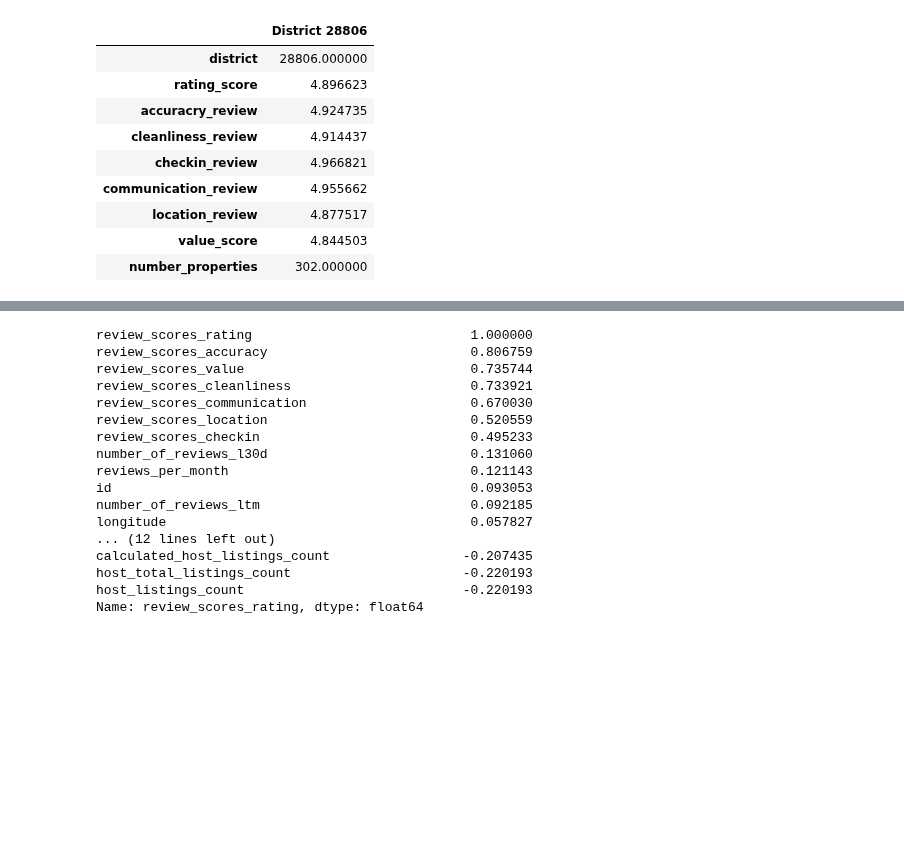
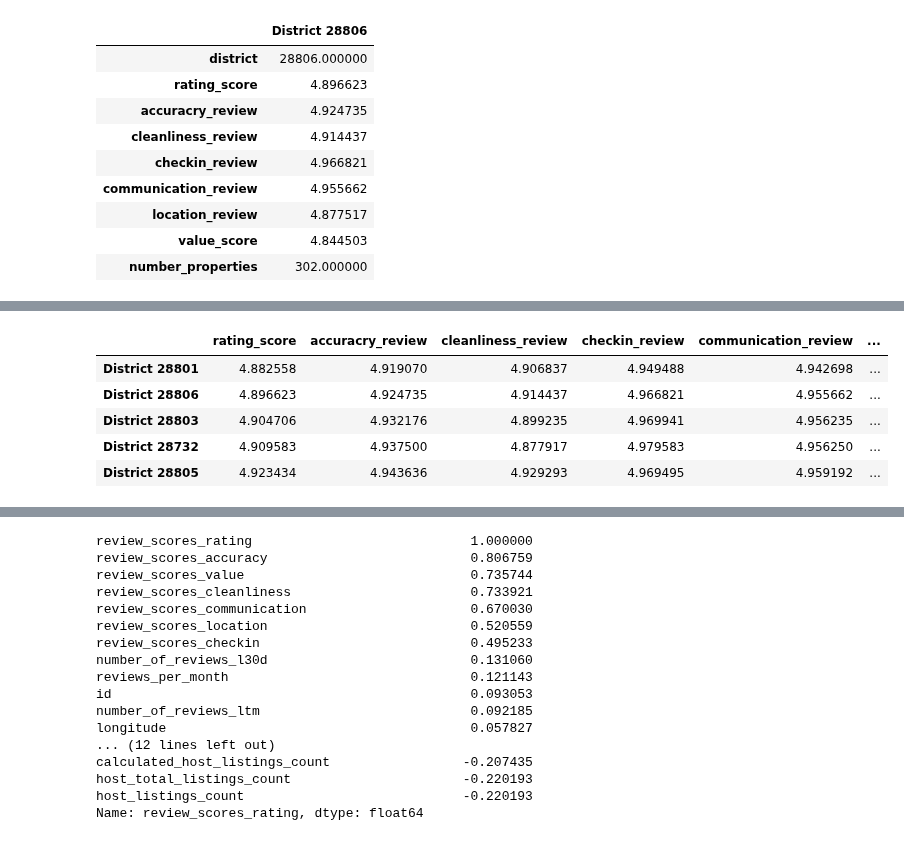
Before and after one commit to JonathanBrown003/Airbnb-A-Closer-Look-Nashville-Asheville, a Jupyter notebook: Analysis_Tu.ipynb, the cells around one changed output, grey strips where cells are left out. Saved outputs shown, nothing was run; the diff lists cells and outputs as text; code cells hidden in the pictures; blank space fills up the shorter version.

```diff
--- a/Analysis_Tu.ipynb
+++ b/Analysis_Tu.ipynb
@@ -1238,0 +1231,10 @@ asheville_df.describe()
+# %%
+top_5_ashe_df = stat_ashe_per_district_df.tail()
+top_5_ashe_df
+# %% [output]
+|  | rating_score | accuracry_review | cleanliness_review | checkin_review | communication_review | ... |
+| District 28801 | 4.882558 | 4.919070 | 4.906837 | 4.949488 | 4.942698 | ... |
+| District 28806 | 4.896623 | 4.924735 | 4.914437 | 4.966821 | 4.955662 | ... |
+| District 28803 | 4.904706 | 4.932176 | 4.899235 | 4.969941 | 4.956235 | ... |
+| District 28732 | 4.909583 | 4.937500 | 4.877917 | 4.979583 | 4.956250 | ... |
+| District 28805 | 4.923434 | 4.943636 | 4.929293 | 4.969495 | 4.959192 | ... |
```
Also changed, not shown: parts of 14 cells of this notebook, 1 other file.
